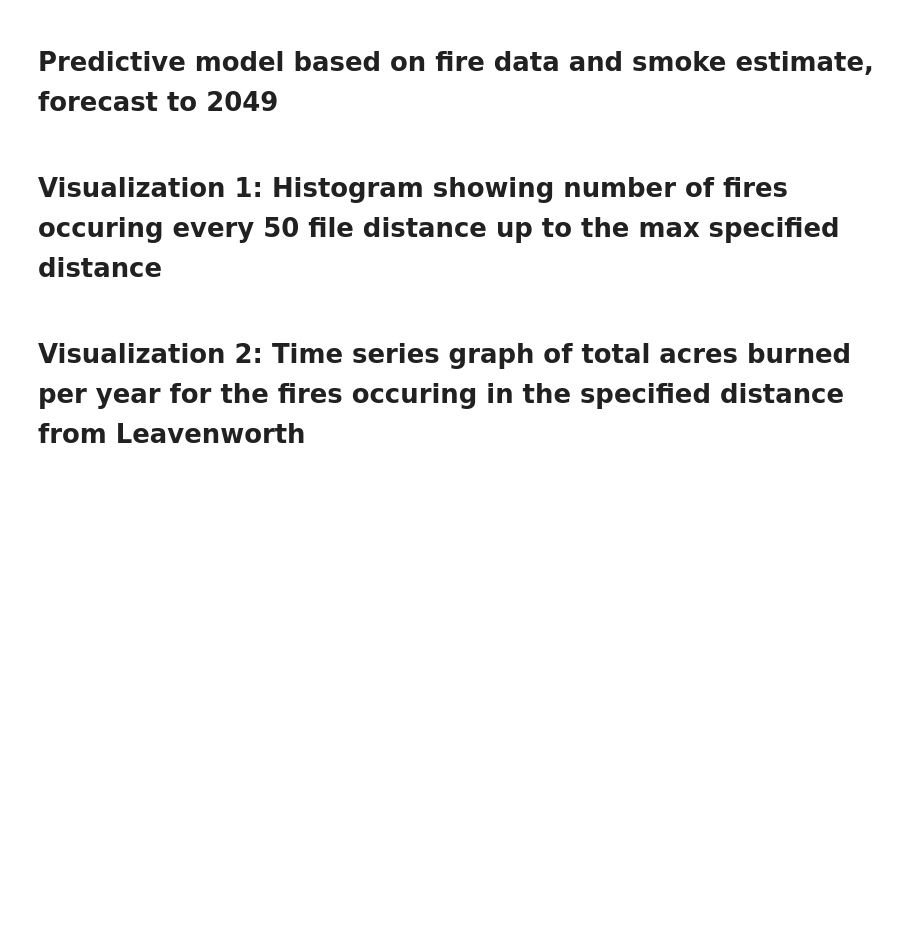
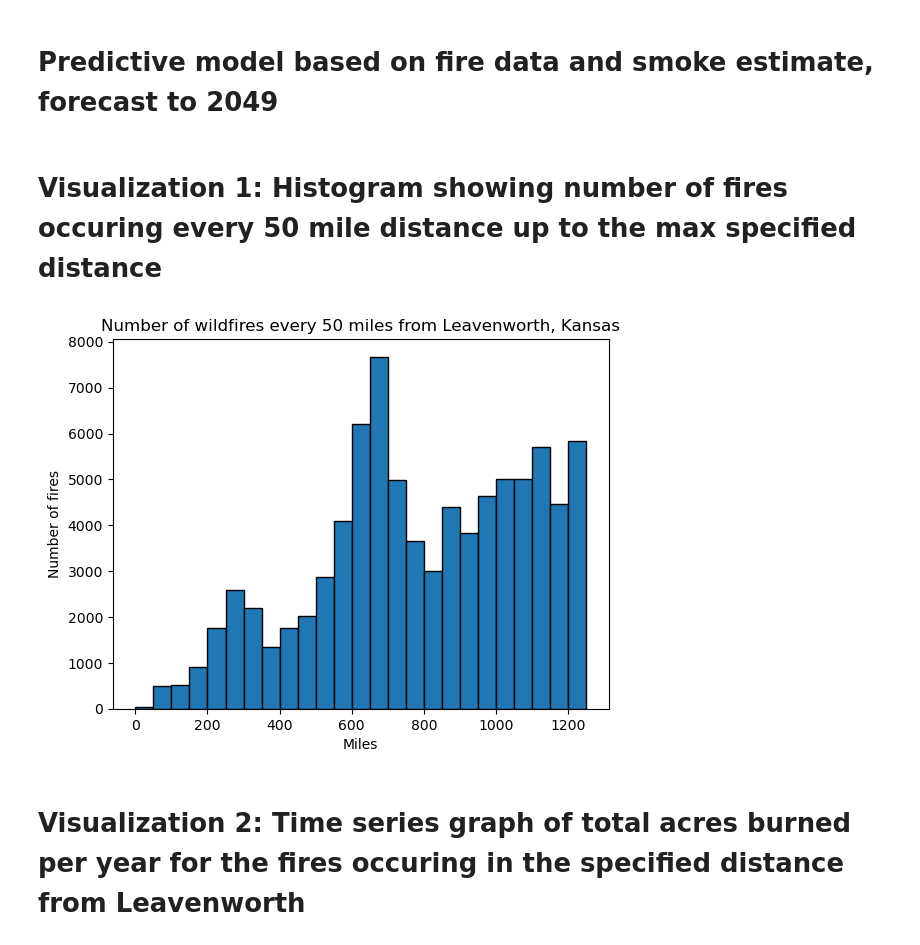
Before and after one commit to ZachBowyer/data-512-common_analysis, a Jupyter notebook: Src/CommonAnalysis.ipynb, the cells around one changed output. Drawn from its saved outputs; the diff is of its cells as text; code cells hidden in the pictures; blank space fills up the shorter version.

Commit message:
Got visualizations made, need to make predictive model next

```diff
--- a/Src/CommonAnalysis.ipynb
+++ b/Src/CommonAnalysis.ipynb
@@ -248,6 +250,8 @@ for year in range(1963, 2023):
         try:
             area_of_forest_burned = fire["attributes"]["Shape_Area"] #Square meters
             distance_from_leavenworth = fire["distance_from_Leavenworth"]
+            if(distance_from_leavenworth > 1250):
+                continue
 
             #Making bad assumption that there is 10kg of wood on average per square meter in a forest
             wood_burned_estimate = area_of_forest_burned * 10 #In Kilograms
@@ -256,8 +260,7 @@ for year in range(1963, 2023):
             smoke_volume_estimate = wood_burned_estimate * 87.5 #Meters squared
 
             #Making bad assumption that smoke dispersion is inversely proportion to the exponential of distance
-            #print(smoke_volume_estimate, distance_from_leavenworth)
-            smoke_volume_estimate = smoke_volume_estimate / (int(distance_from_leavenworth))
+            smoke_volume_estimate = smoke_volume_estimate / (int(distance_from_leavenworth)**5)
             total_smoke_volume_estimate += smoke_volume_estimate
             annual_smoke_estimates[str(year)] = {
                 "total_smoke_volume_estimate": total_smoke_volume_estimate
@@ -686,5 +686,25 @@ Missouri Jackson Kansas City 15.548387096774194
 # %% [markdown]
 # Predictive model based on fire data and smoke estimate, forecast to 2049
 # %% [markdown]
-# Visualization 1: Histogram showing number of fires occuring every 50 file distance up to the max specified distance
+# Visualization 1: Histogram showing number of fires occuring every 50 mile distance up to the max specified distance
+# %%
+def histogram_number_fires(max_dist):
+    distances = []
+    for fire in wildfire_data:
+        try:
+            distance = fire["distance_from_Leavenworth"]
+        except:
+            continue
+        if(distance < max_dist):
+            distances.append(distance)
+
+    bins = np.linspace(0, max_dist, ((max_dist) // 50)+1)
+    plt.hist(distances, bins, edgecolor='black')
+    plt.xlabel("Miles")
+    plt.ylabel("Number of fires")
+    plt.title("Number of wildfires every 50 miles from Leavenworth, Kansas")
+
+histogram_number_fires(1250)
+# %% [output]
+[figure, added]
 # %% [markdown]
```
Also changed, not shown: parts of 9 cells of this notebook.
